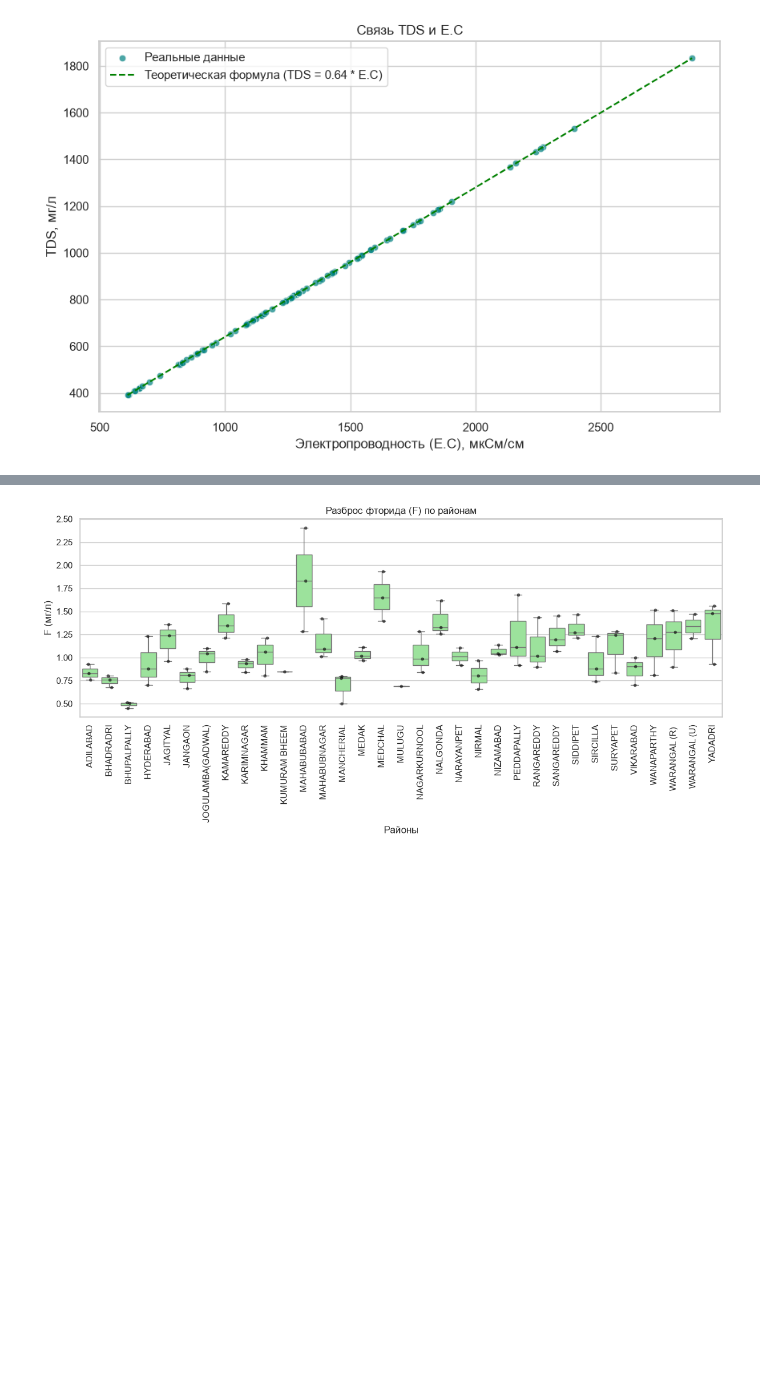
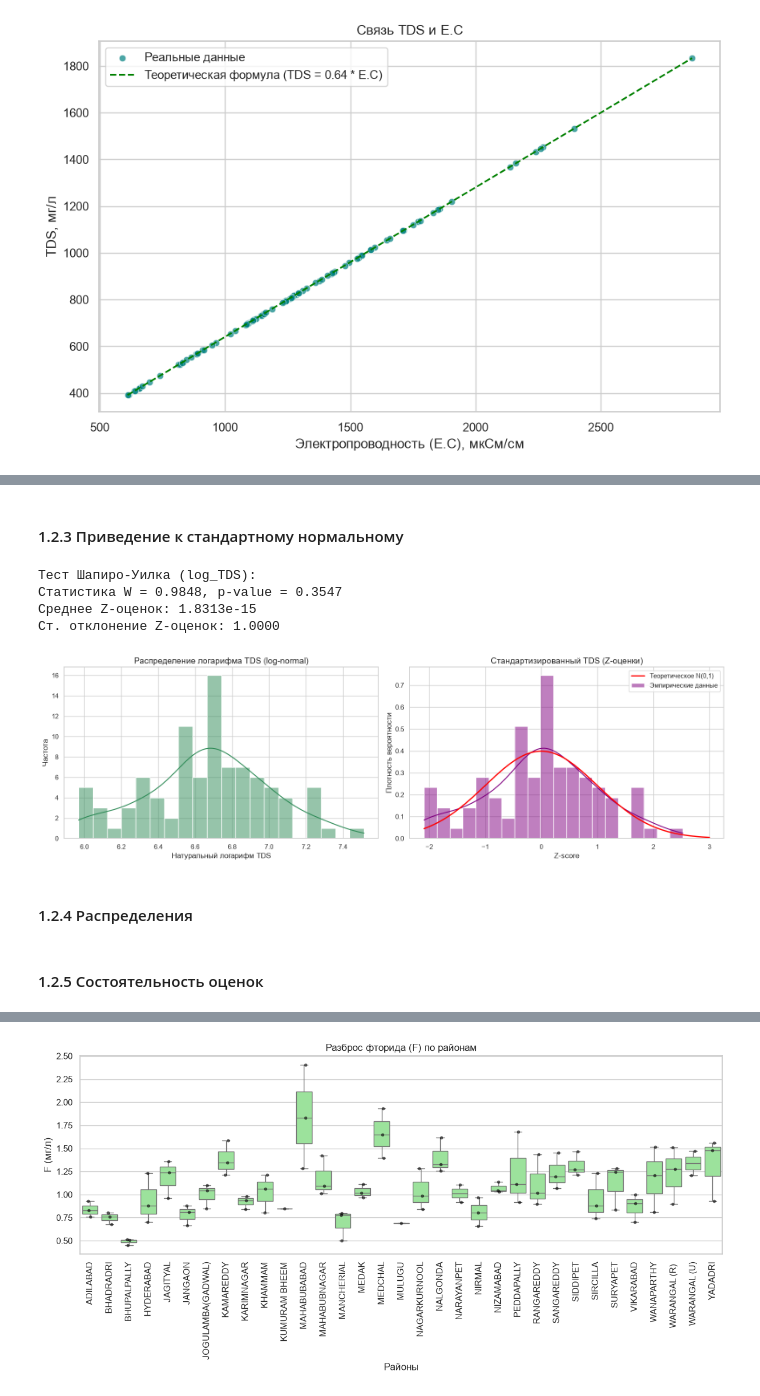
Before and after one commit to dasha1154/lab.stat, a Jupyter notebook: labwork.ipynb, the cells around one changed output, grey strips where cells are left out. Cells and saved outputs as stored; diff of their text form; code cells hidden in the pictures; blank space fills up the shorter version.

```diff
--- a/labwork.ipynb
+++ b/labwork.ipynb
@@ -547,0 +607,56 @@ plt.show()
+# %% [markdown]
+#### 1.2.3 Приведение к стандартному нормальному
+# %%
+import numpy as np
+import matplotlib.pyplot as plt
+import seaborn as sns
+from scipy import stats
+
+# ---------- Преобразования ----------
+final_data['log_TDS'] = np.log(final_data['TDS'])
+z_TDS = (final_data['log_TDS'] - final_data['log_TDS'].mean()) / final_data['log_TDS'].std()
+
+# ---------- Тест Шапиро-Уилка для логарифма ----------
+stat_log, p_log = stats.shapiro(final_data['log_TDS'])
+print(f"Тест Шапиро-Уилка (log_TDS):")
+print(f"Статистика W = {stat_log:.4f}, p-value = {p_log:.4f}")
+print(f"Среднее Z-оценок: {z_TDS.mean():.4e}")
+print(f"Ст. отклонение Z-оценок: {z_TDS.std():.4f}")
+
+# ---------- Фигура с двумя подграфиками ----------
+fig, axes = plt.subplots(1, 2, figsize=(16, 5))
+
+# ---------- График 1: распределение log_TDS ----------
+sns.histplot(final_data['log_TDS'], kde=True, color='seagreen', bins=20, ax=axes[0])
+axes[0].set_title('Распределение логарифма TDS (log-normal)', fontsize=14)
+axes[0].set_xlabel('Натуральный логарифм TDS', fontsize=12)
+axes[0].set_ylabel('Частота', fontsize=12)
+
+# ---------- График 2: Z-оценки + теоретическое N(0,1) ----------
+sns.histplot(z_TDS, kde=True, stat='density', color='purple', bins=20,
+             alpha=0.5, label='Эмпирические данные', ax=axes[1])
+
+# Теоретическая плотность N(0,1) строим по диапазону, охватывающему и данные, и кривую
+xmin = min(z_TDS.min(), -2)
+xmax = max(z_TDS.max(), 3)
+x = np.linspace(xmin, xmax, 200)
+p = stats.norm.pdf(x, 0, 1)
+axes[1].plot(x, p, linewidth=2, color='red', label='Теоретическое N(0,1)')
+
+axes[1].set_title('Стандартизированный TDS (Z-оценки)', fontsize=14)
+axes[1].set_xlabel('Z-score', fontsize=12)
+axes[1].set_ylabel('Плотность вероятности', fontsize=12)
+axes[1].legend()
+
+plt.tight_layout()
+plt.show()
+# %% [output]
+Тест Шапиро-Уилка (log_TDS):
+Статистика W = 0.9848, p-value = 0.3547
+Среднее Z-оценок: 1.8313e-15
+Ст. отклонение Z-оценок: 1.0000
+[figure, added]
+# %% [markdown]
+#### 1.2.4 Распределения
+# %% [markdown]
+#### 1.2.5 Состоятельность оценок
```
Also changed, not shown: parts of 57 cells of this notebook.
